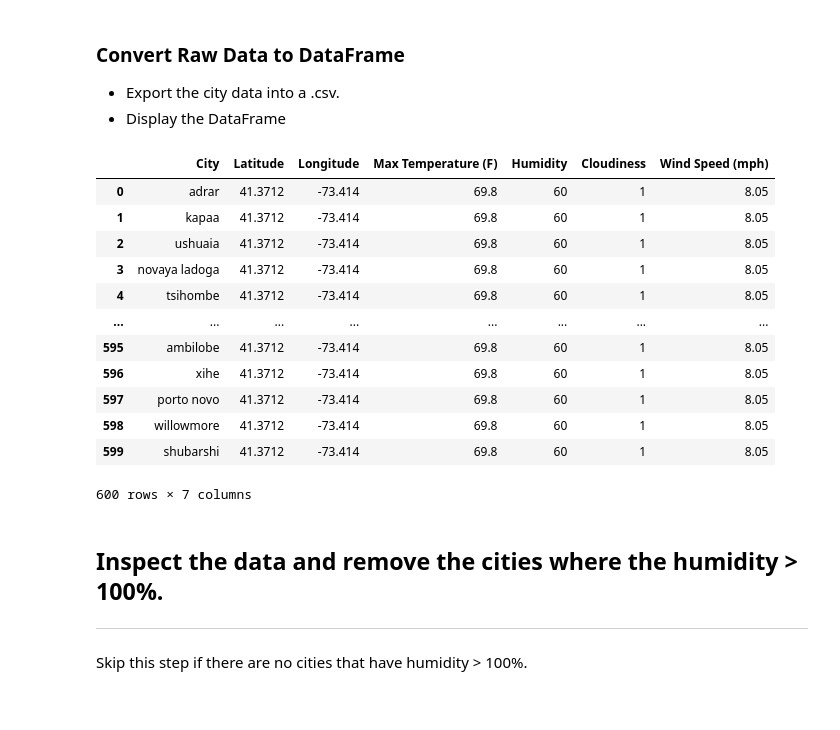
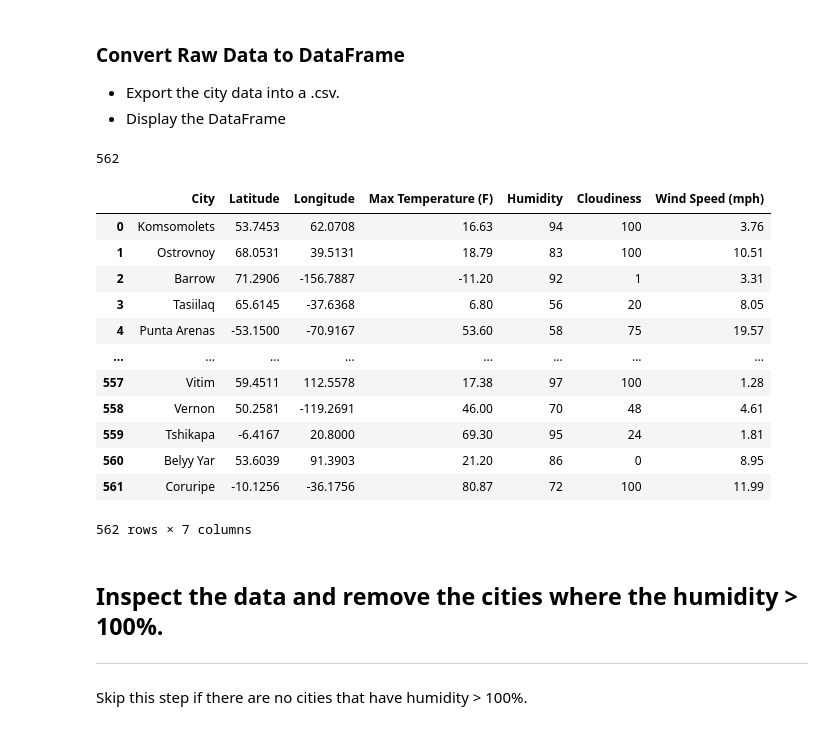
Before and after one commit to KristenScaletta/python-api-challenge, a Jupyter notebook: WeatherPy/WeatherPy.ipynb, the cells around one changed output. Cells and saved outputs as stored; diff of their text form; code cells hidden in the pictures.

```diff
--- a/WeatherPy/WeatherPy.ipynb
+++ b/WeatherPy/WeatherPy.ipynb
@@ -69,12 +67,21 @@ temp = []
 humidity = []
 cloud = []
 wind = []
+cit = []
+country = []
 
-for city in cities: #not iterating lists
-    response = requests.get(query_url).json()
-    lat.append(response['coord']['lat'])
-    lng.append(response['coord']['lon'])
-    temp.append(response['main']['temp_max'])
-    humidity.append(response['main']['humidity'])
-    cloud.append(response['clouds']['all'])
-    wind.append(response['wind']['speed'])
+for city in cities:
+    try:
+        query_url = f"{url}q={city}&units={units}&appid={weather_api_key}"
+        response = requests.get(query_url).json()
+        cit.append(response['name'])
+        #country.append(response['city.country'])
+        lat.append(response['coord']['lat'])
+        lng.append(response['coord']['lon'])
+        temp.append(response['main']['temp_max'])
+        humidity.append(response['main']['humidity'])
+        cloud.append(response['clouds']['all'])
+        wind.append(response['wind']['speed'])
+
+    except (KeyError, IndexError):
+        print("Skipping")
@@ -82,42 +107,45 @@ for city in cities: #not iterating lists
 ### Convert Raw Data to DataFrame
 * Export the city data into a .csv.
 * Display the DataFrame
+# %%
+len(cit)
+# %% [output]
+562
 # %%
 #Creates dictionary to store weather data.
 weather_dict = {
-    "City": cities,
+    "City": cit,
     "Latitude": lat,
     "Longitude": lng,
     "Max Temperature (F)": temp,
     "Humidity": humidity,
     "Cloudiness": cloud,
     "Wind Speed (mph)": wind
 
 }
 
 #Creates data frame from dictionary of weather data
 weather_data = pd.DataFrame(weather_dict)
-#need to output csv
 
 #Creates csv of the data
 weather_data.to_csv('Output/weatherdata.csv', index=False)
 
 #Prints data frame
 weather_data
 # %% [output]
 |  | City | Latitude | Longitude | Max Temperature (F) | Humidity | Cloudiness | Wind Speed (mph) |
-| 0 | adrar | 41.3712 | -73.414 | 69.8 | 60 | 1 | 8.05 |
-| 1 | kapaa | 41.3712 | -73.414 | 69.8 | 60 | 1 | 8.05 |
-| 2 | ushuaia | 41.3712 | -73.414 | 69.8 | 60 | 1 | 8.05 |
-| 3 | novaya ladoga | 41.3712 | -73.414 | 69.8 | 60 | 1 | 8.05 |
-| 4 | tsihombe | 41.3712 | -73.414 | 69.8 | 60 | 1 | 8.05 |
+| 0 | Komsomolets | 53.7453 | 62.0708 | 16.63 | 94 | 100 | 3.76 |
+| 1 | Ostrovnoy | 68.0531 | 39.5131 | 18.79 | 83 | 100 | 10.51 |
+| 2 | Barrow | 71.2906 | -156.7887 | -11.20 | 92 | 1 | 3.31 |
+| 3 | Tasiilaq | 65.6145 | -37.6368 | 6.80 | 56 | 20 | 8.05 |
+| 4 | Punta Arenas | -53.1500 | -70.9167 | 53.60 | 58 | 75 | 19.57 |
 | ... | ... | ... | ... | ... | ... | ... | ... |
-| 595 | ambilobe | 41.3712 | -73.414 | 69.8 | 60 | 1 | 8.05 |
-| 596 | xihe | 41.3712 | -73.414 | 69.8 | 60 | 1 | 8.05 |
-| 597 | porto novo | 41.3712 | -73.414 | 69.8 | 60 | 1 | 8.05 |
-| 598 | willowmore | 41.3712 | -73.414 | 69.8 | 60 | 1 | 8.05 |
-| 599 | shubarshi | 41.3712 | -73.414 | 69.8 | 60 | 1 | 8.05 |
+| 557 | Vitim | 59.4511 | 112.5578 | 17.38 | 97 | 100 | 1.28 |
+| 558 | Vernon | 50.2581 | -119.2691 | 46.00 | 70 | 48 | 4.61 |
+| 559 | Tshikapa | -6.4167 | 20.8000 | 69.30 | 95 | 24 | 1.81 |
+| 560 | Belyy Yar | 53.6039 | 91.3903 | 21.20 | 86 | 0 | 8.95 |
+| 561 | Coruripe | -10.1256 | -36.1756 | 80.87 | 72 | 100 | 11.99 |
-600 rows × 7 columns
+562 rows × 7 columns
 # %% [markdown]
 ## Inspect the data and remove the cities where the humidity > 100%.
 ----
```
Also changed, not shown: parts of 31 cells of this notebook.
